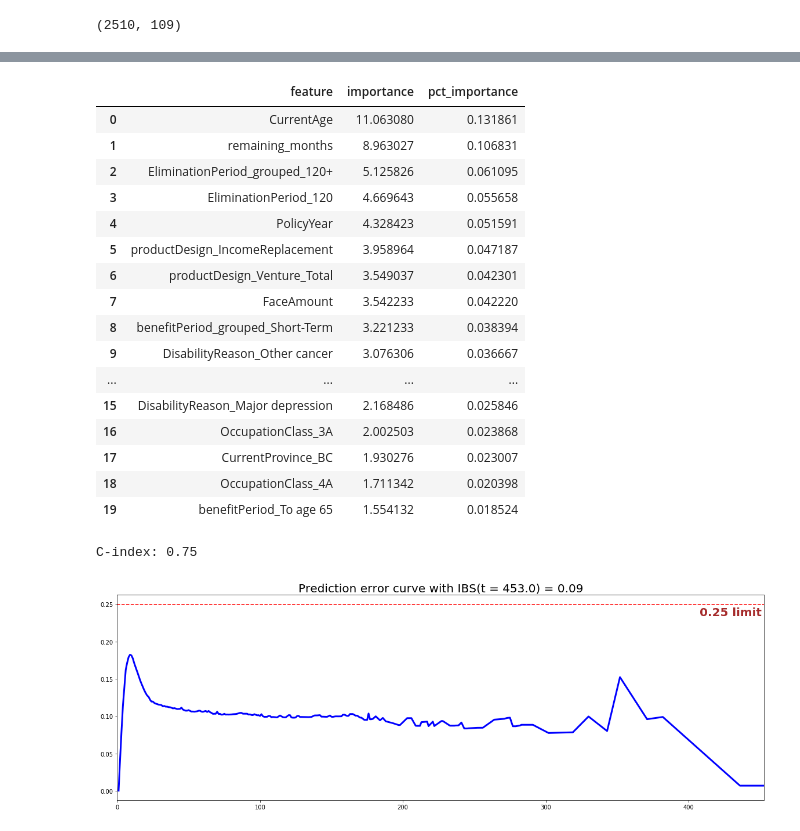
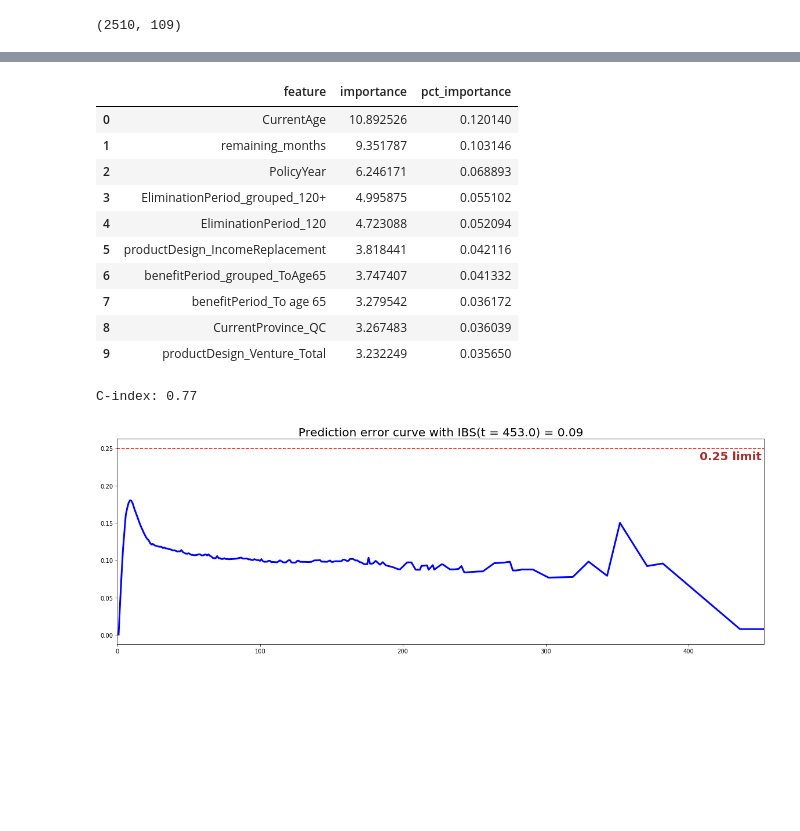
Before and after one commit to sabyasm/m4, a Jupyter notebook: m4_18112019.ipynb, the cells around one changed output, grey strips where cells are left out. Cells and saved outputs as stored; diff of their text form; code cells hidden in the pictures; blank space fills up the shorter version.

```diff
--- a/m4_18112019.ipynb
+++ b/m4_18112019.ipynb
@@ -95,4 +93,4 @@ to_drop = ['PolicyNumber', 'IssueDate', 'IssueAge','AttainedAge', 'MaturityDate'
 
 raw_dataset.drop(columns=to_drop,inplace=True)
 # %%
-raw_dataset['CurrentAge'] = raw_dataset['disabilityAge'] + raw_dataset['DisabilityDuration']
+#raw_dataset['CurrentAge'] = raw_dataset['disabilityAge'] + raw_dataset['DisabilityDuration']
@@ -172,32 +183,26 @@ CPU times: user 5min 16s, sys: 285 ms, total: 5min 17s
 Wall time: 2min 40s
 # %%
 # Computing variables importance
-csf.variable_importance_table.head(20)
+csf.variable_importance_table.head(10)
 # %% [output]
 |  | feature | importance | pct_importance |
-| 0 | CurrentAge | 11.063080 | 0.131861 |
-| 1 | remaining_months | 8.963027 | 0.106831 |
-| 2 | EliminationPeriod_grouped_120+ | 5.125826 | 0.061095 |
-| 3 | EliminationPeriod_120 | 4.669643 | 0.055658 |
-| 4 | PolicyYear | 4.328423 | 0.051591 |
-| 5 | productDesign_IncomeReplacement | 3.958964 | 0.047187 |
-| 6 | productDesign_Venture_Total | 3.549037 | 0.042301 |
-| 7 | FaceAmount | 3.542233 | 0.042220 |
-| 8 | benefitPeriod_grouped_Short-Term | 3.221233 | 0.038394 |
-| 9 | DisabilityReason_Other cancer | 3.076306 | 0.036667 |
-| ... | ... | ... | ... |
-| 15 | DisabilityReason_Major depression | 2.168486 | 0.025846 |
-| 16 | OccupationClass_3A | 2.002503 | 0.023868 |
-| 17 | CurrentProvince_BC | 1.930276 | 0.023007 |
-| 18 | OccupationClass_4A | 1.711342 | 0.020398 |
-| 19 | benefitPeriod_To age 65 | 1.554132 | 0.018524 |
+| 0 | CurrentAge | 10.892526 | 0.120140 |
+| 1 | remaining_months | 9.351787 | 0.103146 |
+| 2 | PolicyYear | 6.246171 | 0.068893 |
+| 3 | EliminationPeriod_grouped_120+ | 4.995875 | 0.055102 |
+| 4 | EliminationPeriod_120 | 4.723088 | 0.052094 |
+| 5 | productDesign_IncomeReplacement | 3.818441 | 0.042116 |
+| 6 | benefitPeriod_grouped_ToAge65 | 3.747407 | 0.041332 |
+| 7 | benefitPeriod_To age 65 | 3.279542 | 0.036172 |
+| 8 | CurrentProvince_QC | 3.267483 | 0.036039 |
+| 9 | productDesign_Venture_Total | 3.232249 | 0.035650 |
 # %%
 #cross validation
 from pysurvival.utils.metrics import concordance_index
 c_index = concordance_index(csf, X_test, T_test, E_test)
 print('C-index: {:.2f}'.format(c_index)) #0.75
 # %% [output]
-C-index: 0.75
+C-index: 0.77
 # %%
 ibs = integrated_brier_score(csf, X_test, T_test, E_test, t_max=600,
             figure_size=(20, 6.5) )
```
Also changed, not shown: parts of 15 cells of this notebook.
